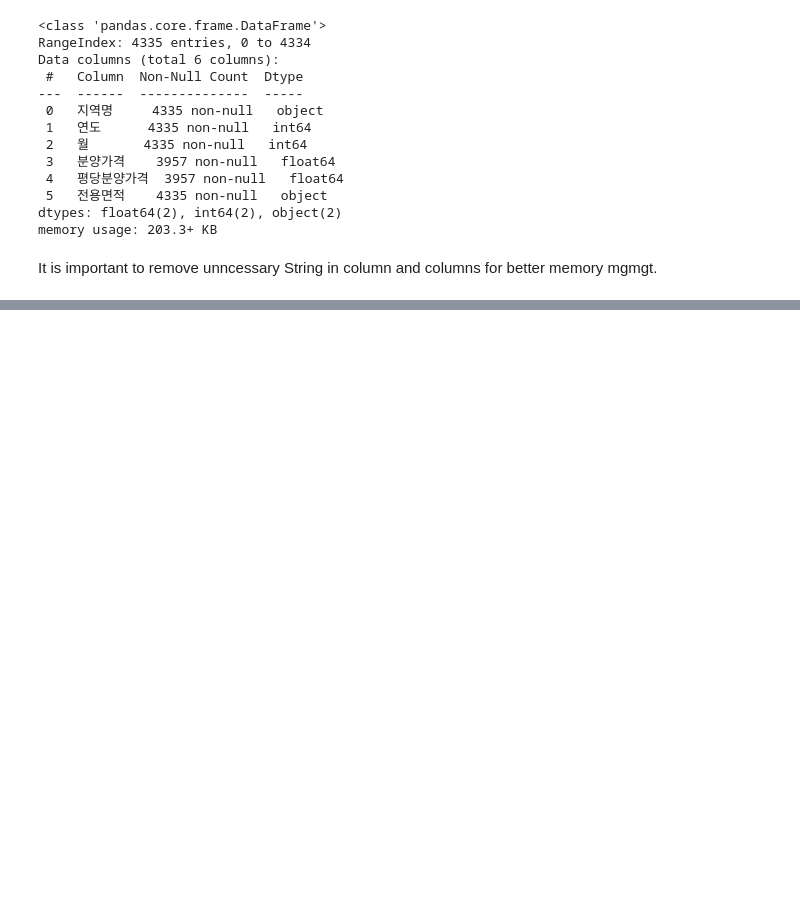
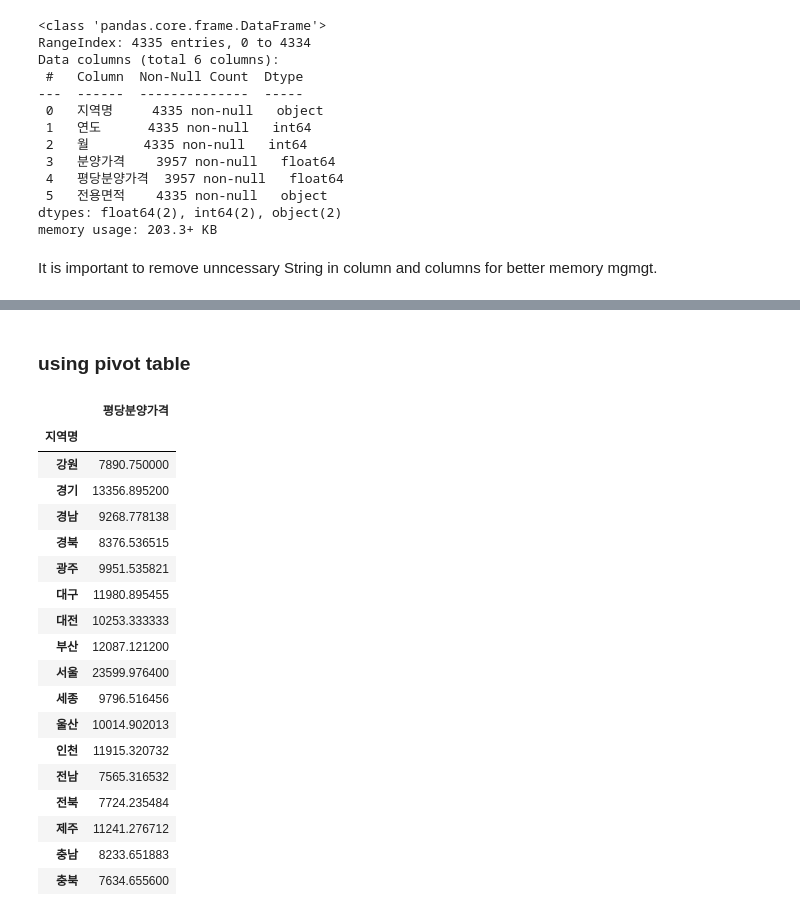
Before and after one commit to taeheelee90/seoulAPTprice, a Jupyter notebook: Real Estate Price - Sales Price (Seoul APT).ipynb, the cells around one changed output, grey strips where cells are left out. Cells and saved outputs as stored; diff of their text form; code cells hidden in the pictures; blank space fills up the shorter version.

```diff
--- a/Real Estate Price - Sales Price (Seoul APT).ipynb
+++ b/Real Estate Price - Sales Price (Seoul APT).ipynb
@@ -338,0 +402,25 @@ df_last
+# %% [markdown]
+### using pivot table
+# %%
+# Average of initial sales price per city
+pd.pivot_table(df_last, index = ["지역명"], values = ["평당분양가격"], aggfunc = "mean")
+# %% [output]
+|  | 평당분양가격 |
+| 지역명 |  |
+| 강원 | 7890.750000 |
+| 경기 | 13356.895200 |
+| 경남 | 9268.778138 |
+| 경북 | 8376.536515 |
+| 광주 | 9951.535821 |
+| 대구 | 11980.895455 |
+| 대전 | 10253.333333 |
+| 부산 | 12087.121200 |
+| 서울 | 23599.976400 |
+| 세종 | 9796.516456 |
+| 울산 | 10014.902013 |
+| 인천 | 11915.320732 |
+| 전남 | 7565.316532 |
+| 전북 | 7724.235484 |
+| 제주 | 11241.276712 |
+| 충남 | 8233.651883 |
+| 충북 | 7634.655600 |
```
Also changed, not shown: parts of 10 cells of this notebook.
